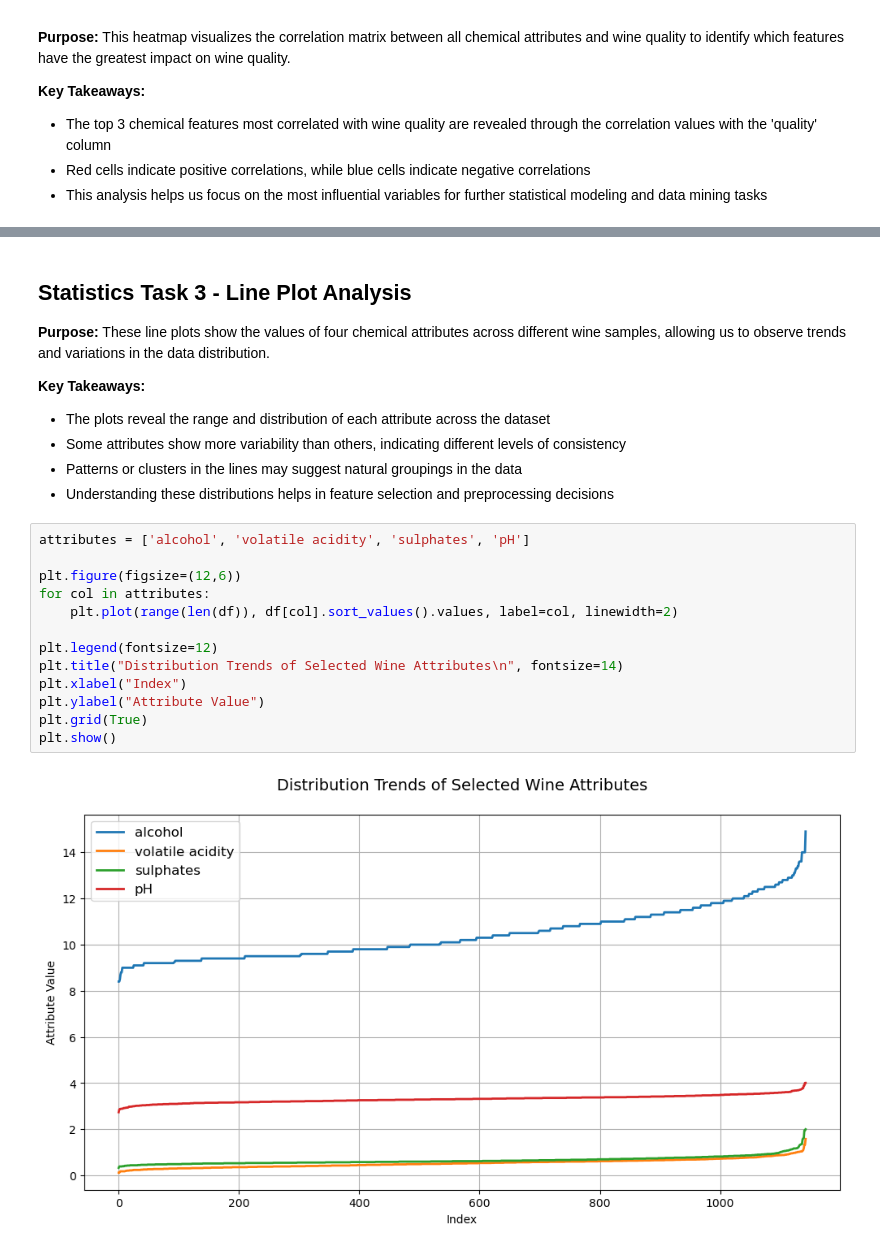
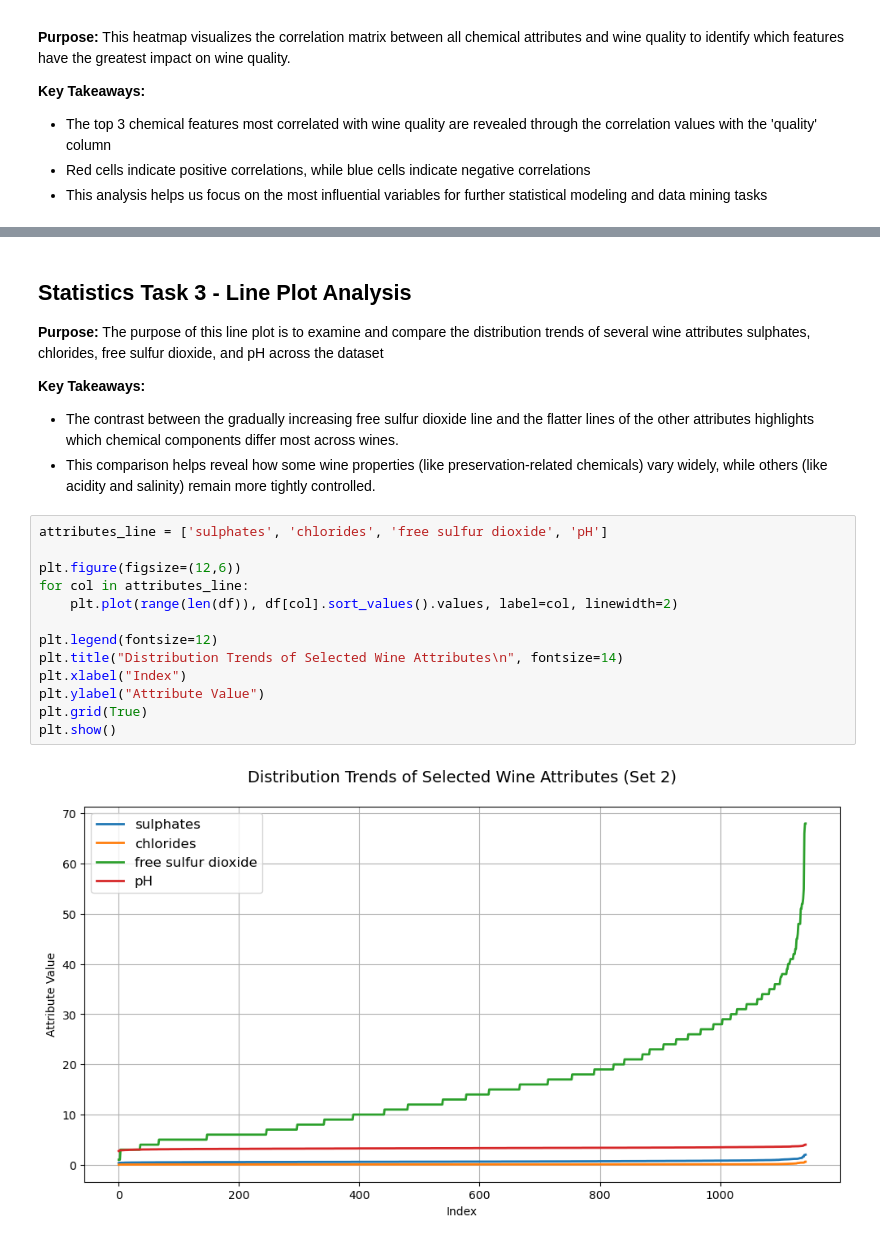
Before and after one commit to AyvaWright/datamining, a Jupyter notebook: Lab4.ipynb, the cells around one changed output, grey strips where cells are left out. Saved outputs shown, nothing was run; the diff lists cells and outputs as text.

```diff
--- a/Lab4.ipynb
+++ b/Lab4.ipynb
@@ -69,28 +69,26 @@ plt.show()
 # %% [markdown]
 ## Statistics Task 3 - Line Plot Analysis
 
-**Purpose:** These line plots show the values of four chemical attributes across different wine samples, allowing us to observe trends and variations in the data distribution.
+**Purpose:** The purpose of this line plot is to examine and compare the distribution trends of several wine attributes sulphates, chlorides, free sulfur dioxide, and pH across the dataset
 
 **Key Takeaways:**
-- The plots reveal the range and distribution of each attribute across the dataset
-- Some attributes show more variability than others, indicating different levels of consistency
-- Patterns or clusters in the lines may suggest natural groupings in the data
-- Understanding these distributions helps in feature selection and preprocessing decisions
+- The contrast between the gradually increasing free sulfur dioxide line and the flatter lines of the other attributes highlights which chemical components differ most across wines.
+- This comparison helps reveal how some wine properties (like preservation-related chemicals) vary widely, while others (like acidity and salinity) remain more tightly controlled.
 # %%
-attributes = ['alcohol', 'volatile acidity', 'sulphates', 'pH']
+attributes_line = ['sulphates', 'chlorides', 'free sulfur dioxide', 'pH']
 
 plt.figure(figsize=(12,6))
-for col in attributes:
+for col in attributes_line:
     plt.plot(range(len(df)), df[col].sort_values().values, label=col, linewidth=2)
 
 plt.legend(fontsize=12)
 plt.title("Distribution Trends of Selected Wine Attributes\n", fontsize=14)
 plt.xlabel("Index")
 plt.ylabel("Attribute Value")
 plt.grid(True)
 plt.show()
 # %% [output]
-[figure, old version]
+[figure, new version]
 # %% [markdown]
 # Data Mining Tasks
 
```
Also changed, not shown: parts of 7 cells of this notebook.
